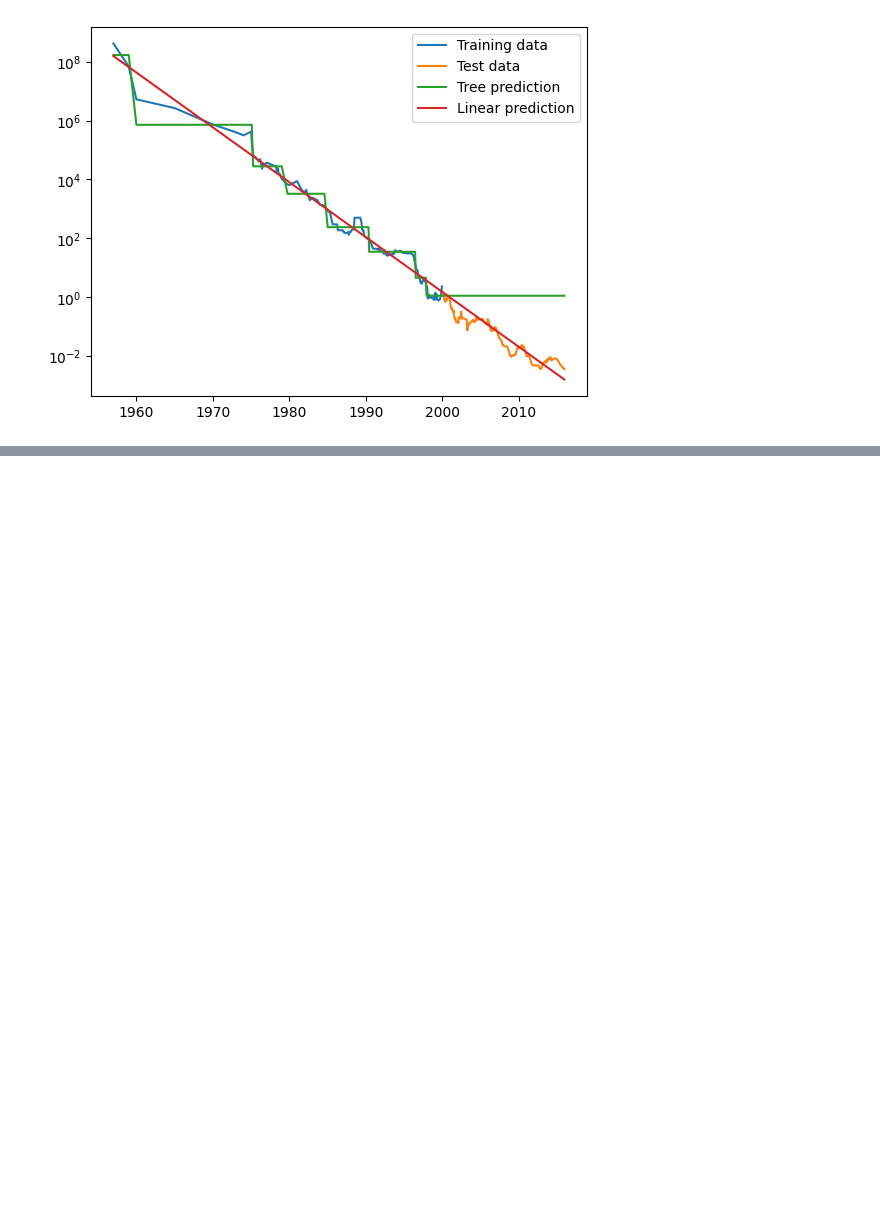
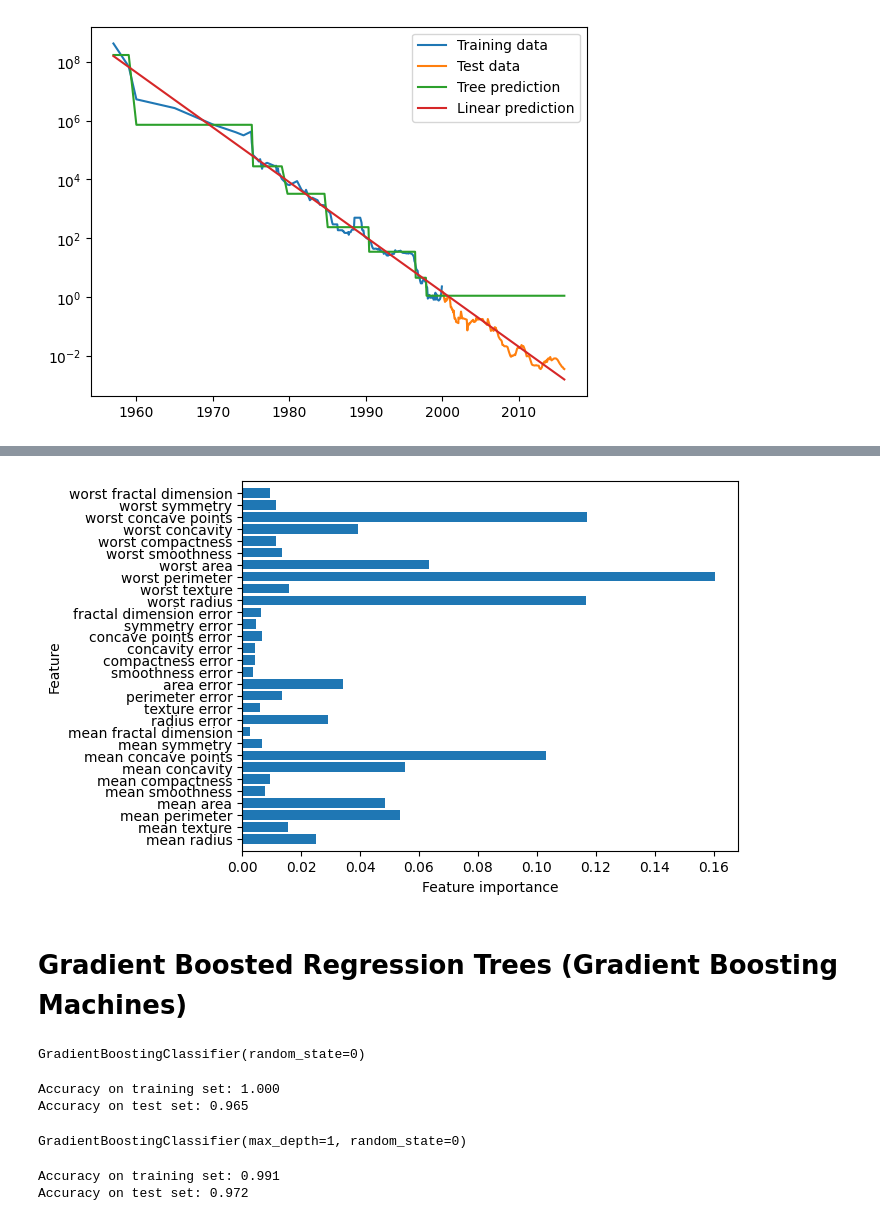
Before and after one commit to Saifullah785/intro-to-ml-with-python-notes-practice, a Jupyter notebook: Chapter_02_Supervised_Learning/Chapter_02_Supervised_Learning.ipynb, the cells around one changed output, grey strips where cells are left out. Saved outputs shown, nothing was run; the diff lists cells and outputs as text; code cells hidden in the pictures; blank space fills up the shorter version.

```diff
--- a/Chapter_02_Supervised_Learning/Chapter_02_Supervised_Learning.ipynb
+++ b/Chapter_02_Supervised_Learning/Chapter_02_Supervised_Learning.ipynb
@@ -958,0 +1038,43 @@ plt.legend()
+# %%
+# Plot the feature importances for the trained random forest model on the breast cancer dataset
+plot_feature_importances_cancer(forest)
+# %% [output]
+[figure, added]
+# %% [markdown]
+# **Gradient Boosted Regression Trees (Gradient Boosting Machines)**
+# %%
+from sklearn.ensemble import GradientBoostingClassifier
+
+# Split the breast cancer data into training and test sets with a random state for reproducibility
+X_train, X_test, y_train, y_test = train_test_split(
+    cancer.data, cancer.target, random_state=0)
+
+# Instantiate a GradientBoostingClassifier with default parameters and a random state
+gbrt = GradientBoostingClassifier(random_state=0)
+# Fit the gradient boosting model to the training data
+gbrt.fit(X_train, y_train)
+# %% [output]
+GradientBoostingClassifier(random_state=0)
+# %%
+# Print the accuracy of the gradient boosting model on the training set
+print('Accuracy on training set: {:.3f}'.format(gbrt.score(X_train, y_train)))
+# Print the accuracy of the gradient boosting model on the test set
+print('Accuracy on test set: {:.3f}'.format(gbrt.score(X_test, y_test)))
+# %% [output]
+Accuracy on training set: 1.000
+Accuracy on test set: 0.965
+# %%
+# Instantiate a GradientBoostingClassifier with a maximum depth of 1 and a random state
+gbrt = GradientBoostingClassifier(random_state=0, max_depth=1)
+# Fit the gradient boosting model to the training data
+gbrt.fit(X_train, y_train)
+# %% [output]
+GradientBoostingClassifier(max_depth=1, random_state=0)
+# %%
+# Print the accuracy of the gradient boosting model with max_depth=1 on the training set
+print('Accuracy on training set: {:.3f}'.format(gbrt.score(X_train, y_train)))
+# Print the accuracy of the gradient boosting model with max_depth=1 on the test set
+print('Accuracy on test set: {:.3f}'.format(gbrt.score(X_test, y_test)))
+# %% [output]
+Accuracy on training set: 0.991
+Accuracy on test set: 0.972
```
Also changed, not shown: parts of 12 cells of this notebook.
